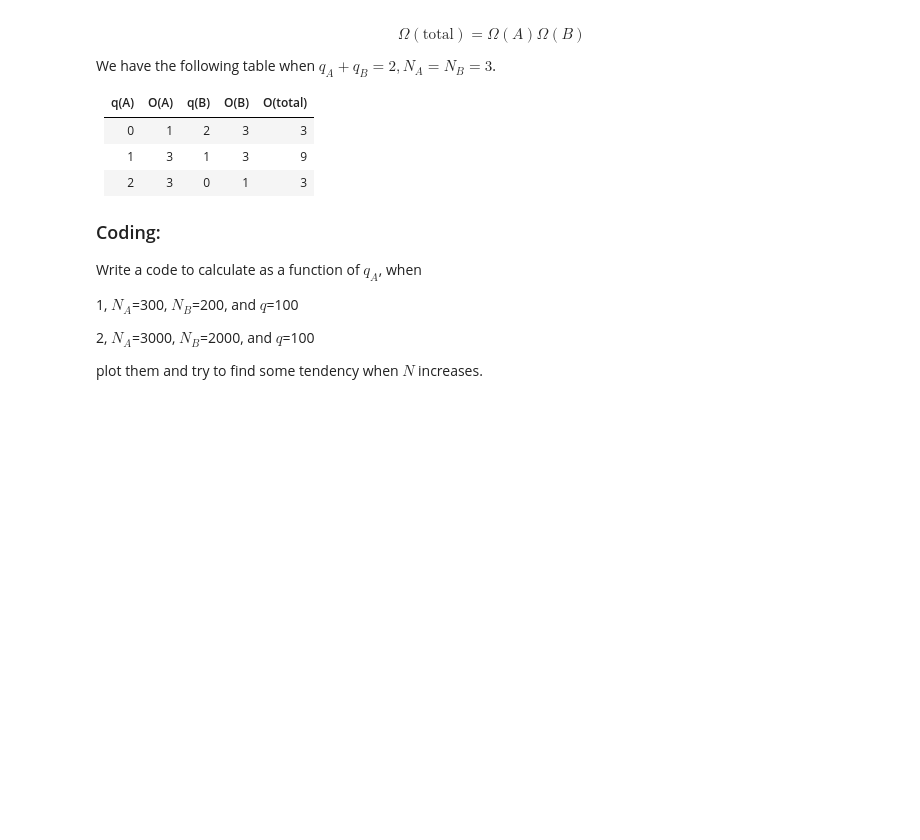
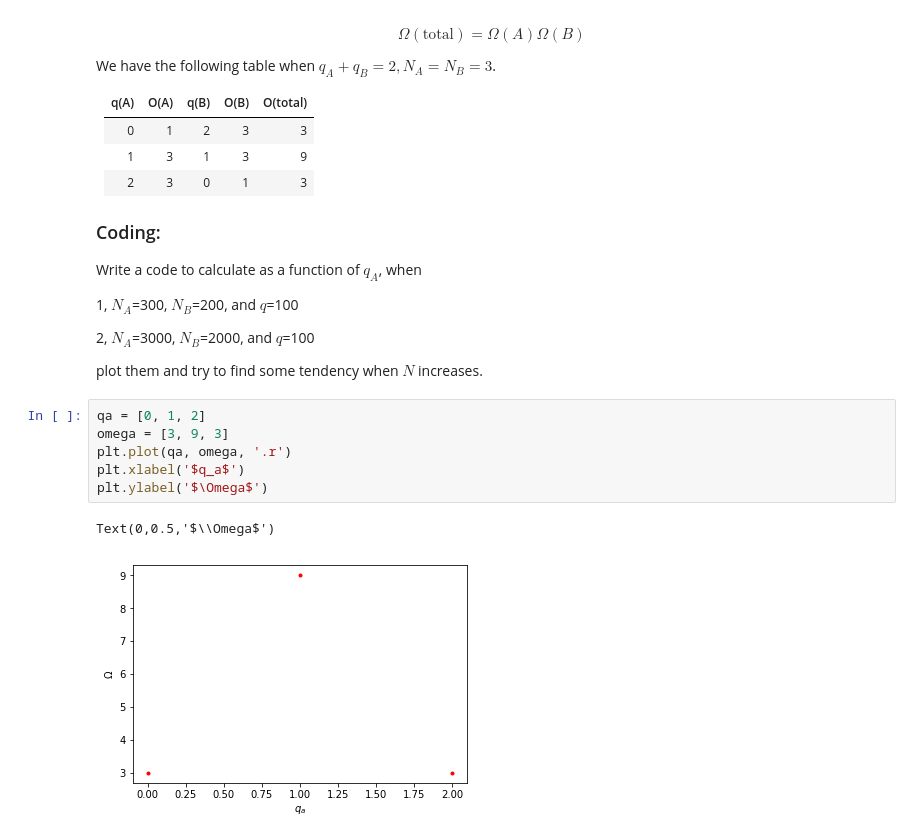
Before and after one commit to MaterSim/ComputationalPhysics300, a Jupyter notebook: Lec_03_Python_intro_III.ipynb, the cells around one changed output. Cells and saved outputs as stored; diff of their text form; blank space fills up the shorter version.

Commit message:
fix the error in omega calc

```diff
--- a/Lec_03_Python_intro_III.ipynb
+++ b/Lec_03_Python_intro_III.ipynb
@@ -438,3 +521,12 @@ Write a code to calculate as a function of $q_A$, when
 2, $N_A$=3000, $N_B$=2000, and $q$=100
 
 plot them and try to find some tendency when $N$ increases.
+# %%
+qa = [0, 1, 2]
+omega = [3, 9, 3]
+plt.plot(qa, omega, '.r')
+plt.xlabel('$q_a$')
+plt.ylabel('$\Omega$')
+# %% [output]
+Text(0,0.5,'$\\Omega$')
+[figure, added]
```
Also changed, not shown: parts of 17 cells of this notebook.
